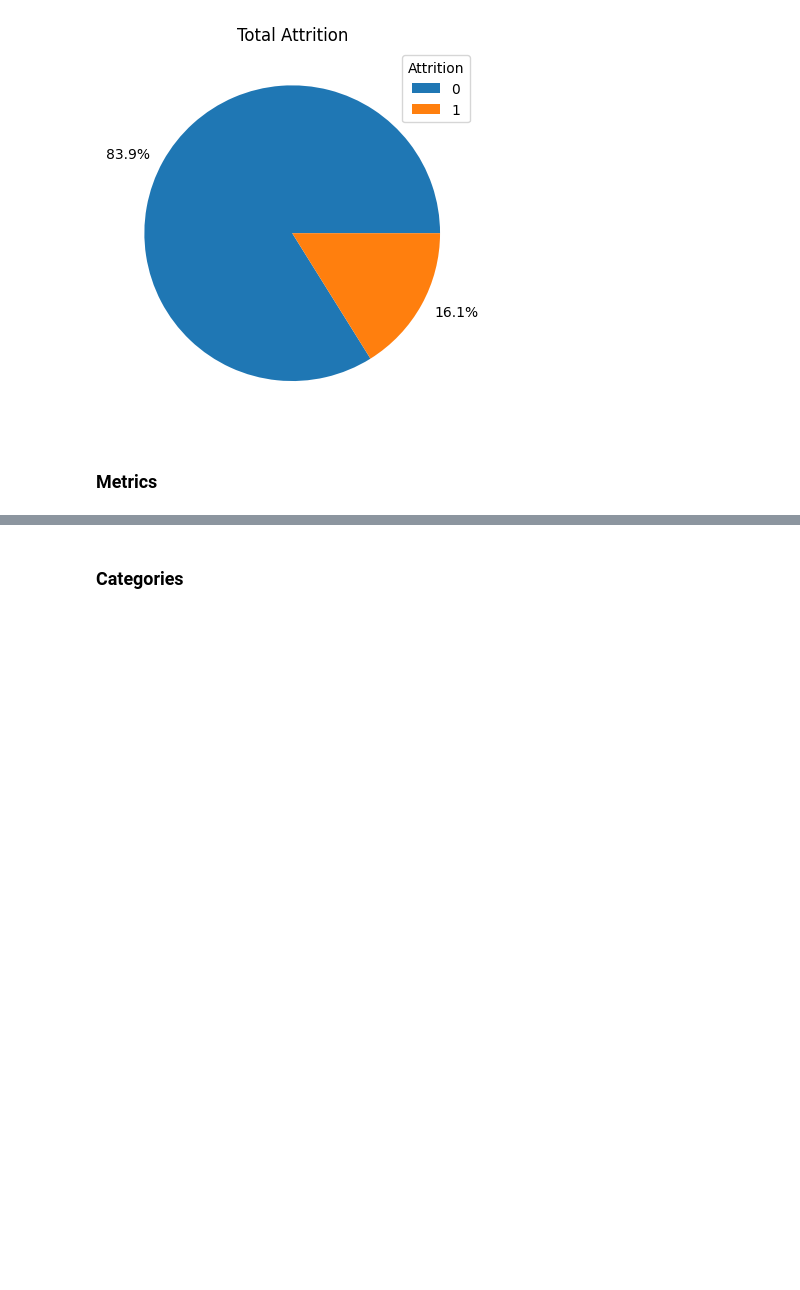
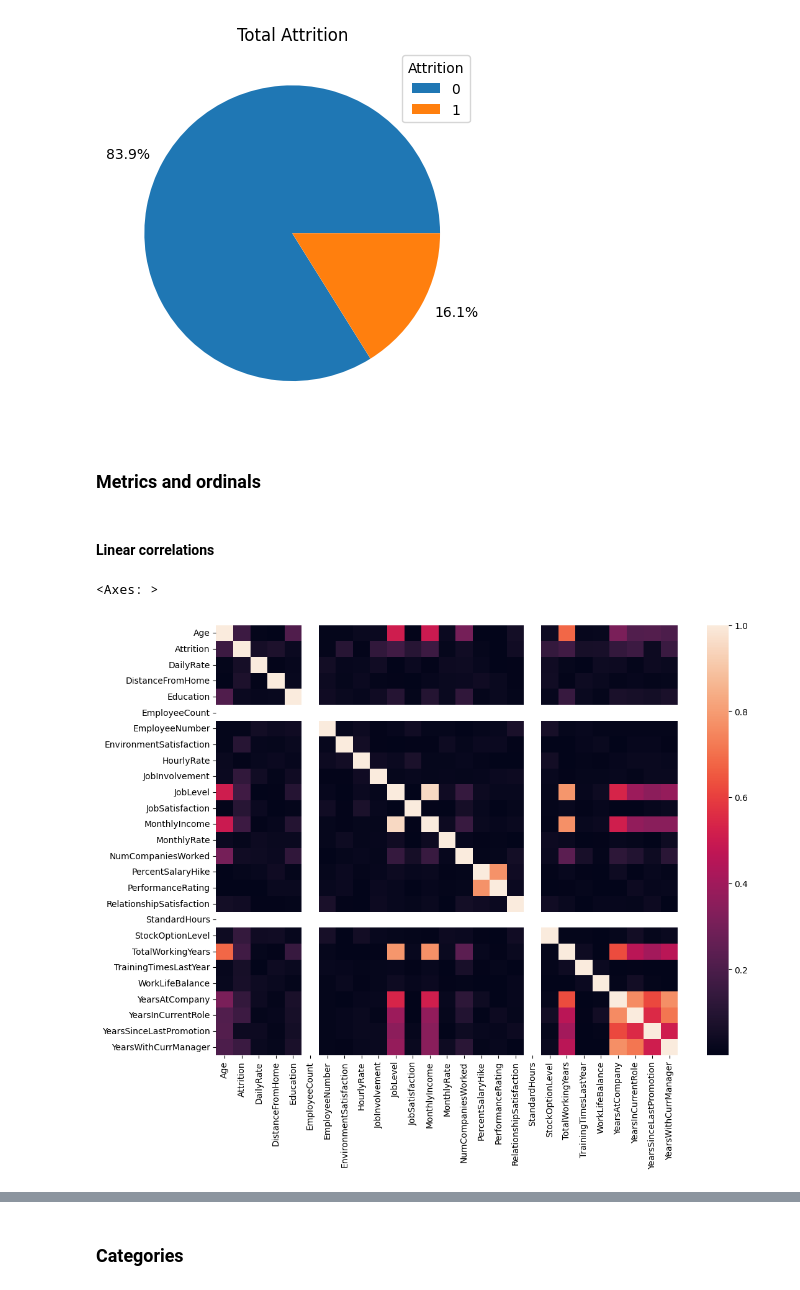
Before and after one commit to ChristianStackfuel/HR_attrition, a Jupyter notebook: notebooks/02_EDA.ipynb, the cells around one changed output, grey strips where cells are left out. Saved outputs shown, nothing was run; the diff lists cells and outputs as text; code cells hidden in the pictures; blank space fills up the shorter version.

Commit message:
EDA: add correlations

```diff
--- a/notebooks/02_EDA.ipynb
+++ b/notebooks/02_EDA.ipynb
@@ -184,4 +184,14 @@ cat_pie(df, "Attrition", save_as="../images/attrition_pie.png")
 # %% [output]
 [figure]
 # %% [markdown]
-### Metrics
+### Metrics and ordinals
+# %% [markdown]
+#### Linear correlations
+# %%
+corrs = df.corr(numeric_only=True).abs()
+
+plt.figure(figsize=(12,9))
+sns.heatmap(corrs)
+# %% [output]
+<Axes: >
+[figure, added]
```
Also changed, not shown: parts of 3 cells of this notebook.
